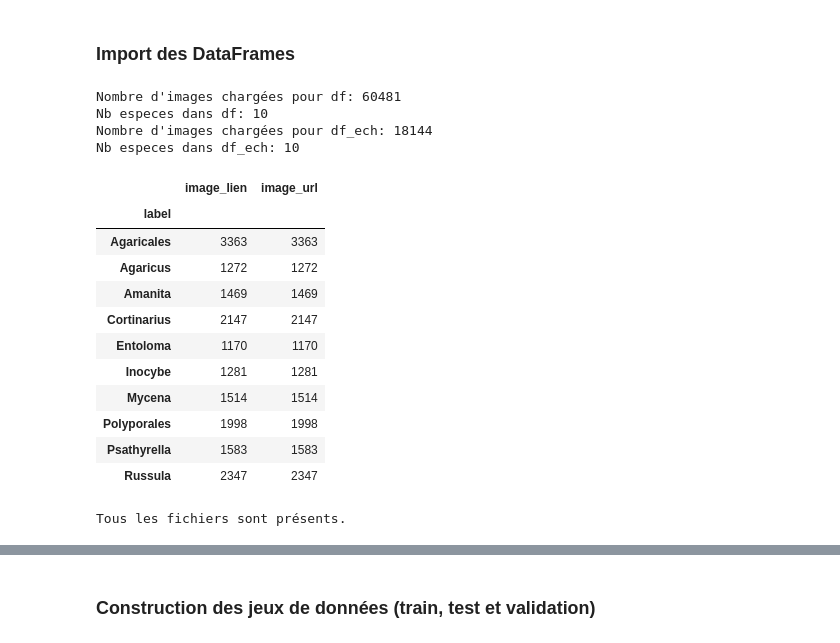
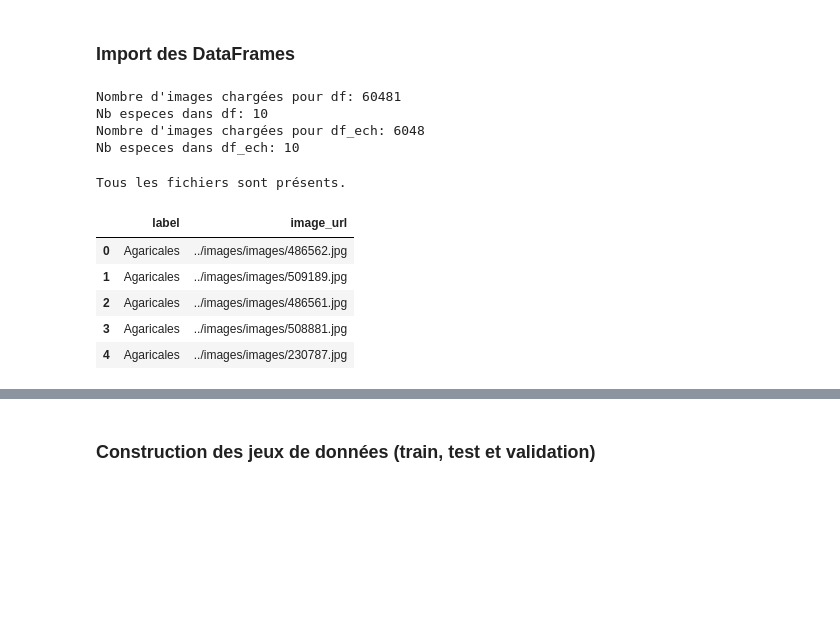
Before and after one commit to gcadet2016/mushroomClassification, a Jupyter notebook: notebooks/3_CNN.ipynb, the cells around one changed output, grey strips where cells are left out. Drawn from its saved outputs; the diff is of its cells as text; code cells hidden in the pictures; blank space fills up the shorter version.

```diff
--- a/notebooks/3_CNN.ipynb
+++ b/notebooks/3_CNN.ipynb
@@ -24,16 +34,26 @@ v1.0 :
 # Définition du dossiers contenant les images
 chemin_images = '../../images/'
 
-# Définition du fichier .csv utilisé
-chemin_csv = '../data/top10.csv'
+# Définition du fichier .csv utilisé (décommenter la ligne souhaitée)
+chemin_csv = '../data/top10.csv'              # Les images sont triées
+#chemin_csv = '../data/top10_no_tri.csv'      # Les images ne sont pas triées
+
+# Dimensions retenues des images en entrée du modèle
+img_dim = (200,200)
+img_shape = (200,200,3)
 
 
-# Définition du DataFrame echantillon (utile pour tests de modèles car entrainements plus rapides)
-pourcentage_echantillon = 0.3 # Ex: 0.1 = 10% du contenu
+# Choix des données d'entrainement :
+pourcentage_echantillon = 0.1 # 0.1 représente 10% de la masse de données
 
-# Dimensions retenues des images en entrée du modèle
-img_dim = (224,224)
-img_shape = (224,224,3)
+# (Decommenter la ligne souhaitée)
+
+# si 'oui', les données d'entrainement ne seront basées que sur un echantillon :
+#set_echantillon = 'oui'
+set_echantillon = 'non'
+
+undersampling = 'oui'
+#undersampling = 'non'
 # %% [markdown]
 # Google Colab
 # %% [markdown]
@@ -107,14 +149,14 @@ import matplotlib.pyplot as plt
 # %% [markdown]
 # Fonctions
 # %%
-def import_df(chemin_images, chemin_csv, pourcentage_echantillon):
+def import_df(chemin_images, chemin_csv, pourcentage_echantillon = 0.1):
     '''
     Importe le fichier csv et construit 2 df :
         - Le DF basé sur le CSV original
         - Un DF echantillon comportant 10% de données aléatoires du DF original
 
     Arguments :
-        - chemin_images : Chemoin vers le dossier images
+        - chemin_images : Chemin vers le dossier images
         - chemin_csv : Chemin vers le fichier .csv contenant les données utilisées
         pourcentage_echantillon : Taille du DF echantillon tiré du DF original
     '''
@@ -377,29 +429,15 @@ df, df_ech = import_df(chemin_images, chemin_csv, pourcentage_echantillon)
 # %% [output]
 Nombre d'images chargées pour df: 60481
 Nb especes dans df: 10
-Nombre d'images chargées pour df_ech: 18144
+Nombre d'images chargées pour df_ech: 6048
 Nb especes dans df_ech: 10
 # %%
-# Préciser sur quelles données travailler (df_ech est un echantillon permettant de réduire le temps d'entrainement pour effectuer des tests)
-# Commenter/Decommenter la ligne souhaitée
-#donnees_training = df_ech
-donnees_training = df
+# Préciser en début de notebook sur quelles données travaillées
+
+if set_echantillon == 'oui':
+  donnees_training = df_ech
+else:
+  donnees_training = df
-# %%
-# Représentation des classes
-donnees_training.groupby('label').count()
-# %% [output]
-|  | image_lien | image_url |
-| label |  |  |
-| Agaricales | 3363 | 3363 |
-| Agaricus | 1272 | 1272 |
-| Amanita | 1469 | 1469 |
-| Cortinarius | 2147 | 2147 |
-| Entoloma | 1170 | 1170 |
-| Inocybe | 1281 | 1281 |
-| Mycena | 1514 | 1514 |
-| Polyporales | 1998 | 1998 |
-| Psathyrella | 1583 | 1583 |
-| Russula | 2347 | 2347 |
 # %%
 # Controle de la présence des fichiers images
 controle_presence_fichiers(donnees_training, chemin_images)
@@ -408,3 +446,12 @@ controle_presence_fichiers(donnees_training, chemin_images)
 donnees_training.drop('image_lien', axis=1, inplace=True)
 # %% [output]
 Tous les fichiers sont présents.
+# %%
+donnees_training.head()
+# %% [output]
+|  | label | image_url |
+| 0 | Agaricales | ../images/images/486562.jpg |
+| 1 | Agaricales | ../images/images/509189.jpg |
+| 2 | Agaricales | ../images/images/486561.jpg |
+| 3 | Agaricales | ../images/images/508881.jpg |
+| 4 | Agaricales | ../images/images/230787.jpg |
```
Also changed, not shown: parts of 25 cells of this notebook, 17 other files.
